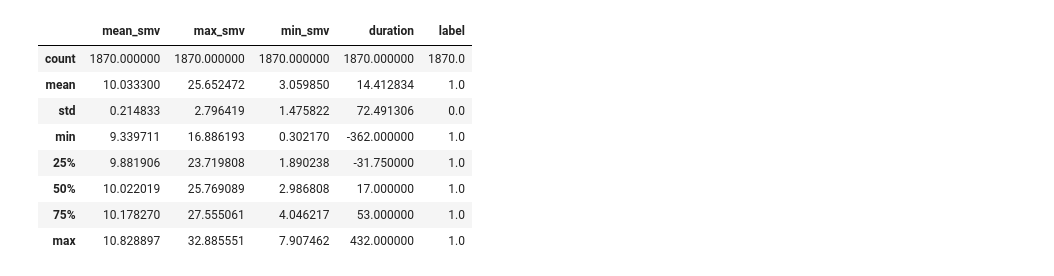
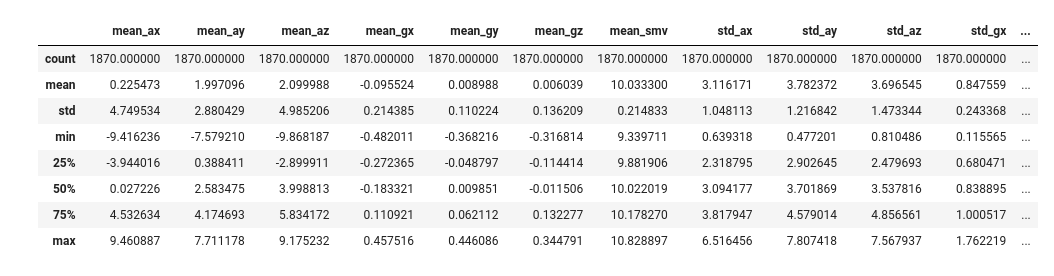
Before and after one commit to SDP-Group-1/fall_detection, a Jupyter notebook: model_selection.ipynb, the cells around one changed output. Saved outputs shown, nothing was run; the diff lists cells and outputs as text; code cells hidden in the pictures.

```diff
--- a/model_selection.ipynb
+++ b/model_selection.ipynb
@@ -5,7 +5,7 @@ import sys
 import os
 # %%
 # Info of original dataset
-FilePath = os.path.join(os.getcwd(), 'Windows_Data/dataset_4f.csv')
+FilePath = os.path.join(os.getcwd(), 'Windows_Data/dataset_19f.csv')
 dataset = pd.read_csv(FilePath)
 print(dataset.describe())
 fall_set = dataset.loc[dataset['label'] == 1]
@@ -29,9 +34,7 @@ Falls / Normal = 0.0339709702617763
 # %%
-dataset_no_dups = dataset.drop_duplicates(subset=None, keep=False)
-print(dataset_no_dups.describe())
-fall_set_np = dataset_no_dups.loc[dataset['label'] == 1]
-normal_set_np = dataset_no_dups.loc[dataset['label'] == 0]
-print('Number of fall-samples (without duplicates): {}'.format(fall_set_np.shape[0]))
-print('Number of normal-samples (without duplicates): {}'.format(normal_set_np.shape[0]))
-print('Falls / Normal = {} (without duplicates)'.format(fall_set_np.shape[0] / normal_set_np.shape[0]))
+fall_set = dataset.loc[dataset['label'] == 1]
+normal_set = dataset.loc[dataset['label'] == 0]
+print('Number of fall-samples (without duplicates): {}'.format(fall_set.shape[0]))
+print('Number of normal-samples (without duplicates): {}'.format(normal_set.shape[0]))
+print('Falls / Normal = {} (without duplicates)'.format(fall_set.shape[0] / normal_set.shape[0]))
 # %% [output]
@@ -50,13 +44,13 @@ Falls / Normal = 0.0339709702617763 (without duplicates)
 # %%
-fall_set_np.describe()
+fall_set.describe()
 # %% [output]
-|  | mean_smv | max_smv | min_smv | duration | label |
-| count | 1870.000000 | 1870.000000 | 1870.000000 | 1870.000000 | 1870.0 |
-| mean | 10.033300 | 25.652472 | 3.059850 | 14.412834 | 1.0 |
-| std | 0.214833 | 2.796419 | 1.475822 | 72.491306 | 0.0 |
-| min | 9.339711 | 16.886193 | 0.302170 | -362.000000 | 1.0 |
-| 25% | 9.881906 | 23.719808 | 1.890238 | -31.750000 | 1.0 |
-| 50% | 10.022019 | 25.769089 | 2.986808 | 17.000000 | 1.0 |
-| 75% | 10.178270 | 27.555061 | 4.046217 | 53.000000 | 1.0 |
-| max | 10.828897 | 32.885551 | 7.907462 | 432.000000 | 1.0 |
+|  | mean_ax | mean_ay | mean_az | mean_gx | mean_gy | mean_gz | mean_smv | std_ax | std_ay | std_az | std_gx | ... |
+| count | 1870.000000 | 1870.000000 | 1870.000000 | 1870.000000 | 1870.000000 | 1870.000000 | 1870.000000 | 1870.000000 | 1870.000000 | 1870.000000 | 1870.000000 | ... |
+| mean | 0.225473 | 1.997096 | 2.099988 | -0.095524 | 0.008988 | 0.006039 | 10.033300 | 3.116171 | 3.782372 | 3.696545 | 0.847559 | ... |
+| std | 4.749534 | 2.880429 | 4.985206 | 0.214385 | 0.110224 | 0.136209 | 0.214833 | 1.048113 | 1.216842 | 1.473344 | 0.243368 | ... |
+| min | -9.416236 | -7.579210 | -9.868187 | -0.482011 | -0.368216 | -0.316814 | 9.339711 | 0.639318 | 0.477201 | 0.810486 | 0.115565 | ... |
+| 25% | -3.944016 | 0.388411 | -2.899911 | -0.272365 | -0.048797 | -0.114414 | 9.881906 | 2.318795 | 2.902645 | 2.479693 | 0.680471 | ... |
+| 50% | 0.027226 | 2.583475 | 3.998813 | -0.183321 | 0.009851 | -0.011506 | 10.022019 | 3.094177 | 3.701869 | 3.537816 | 0.838895 | ... |
+| 75% | 4.532634 | 4.174693 | 5.834172 | 0.110921 | 0.062112 | 0.132277 | 10.178270 | 3.817947 | 4.579014 | 4.856561 | 1.000517 | ... |
+| max | 9.460887 | 7.711178 | 9.175232 | 0.457516 | 0.446086 | 0.344791 | 10.828897 | 6.516456 | 7.807418 | 7.567937 | 1.762219 | ... |
 # %%
```
Also changed, not shown: parts of 9 cells of this notebook, 2 other files.
